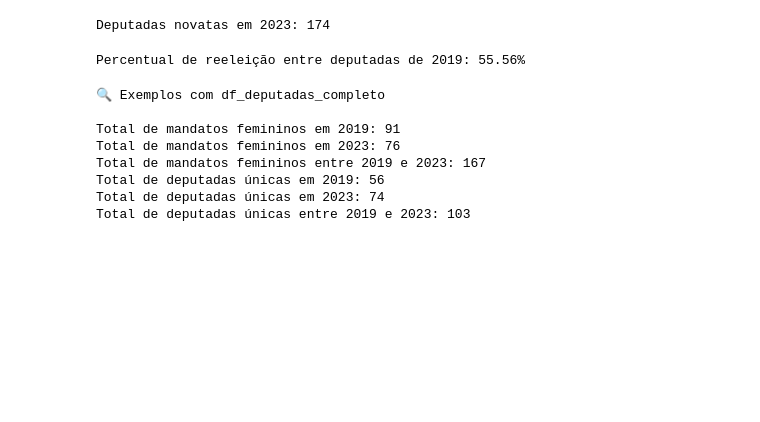
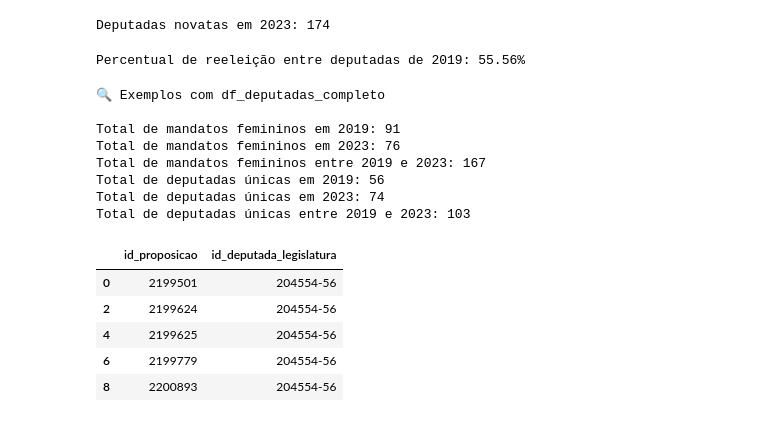
Before and after one commit to carengomes/representatividade-feminina-camara, a Jupyter notebook: scripts/representatividade.ipynb, the cells around one changed output. Drawn from its saved outputs; the diff is of its cells as text; code cells hidden in the pictures; blank space fills up the shorter version.

```diff
--- a/scripts/representatividade.ipynb
+++ b/scripts/representatividade.ipynb
@@ -825,0 +619,3 @@ df_lideres_leg
+# %%
+# Arquivo baixado em 13/05/2025 e utilizado para análise
+df_proposicoes_completo = pd.read_csv('../data/proposicoes_com_sexo.csv', sep=';')
@@ -825,0 +653,3 @@ df_lideres_leg
+# %%
+# Arquivo baixado em 29/05/2025 e utilizado para análise
+df_proposicoes_detalhes = pd.read_csv('../data/proposicoes_detalhes.csv', sep=',')
@@ -825,0 +724,2 @@ df_lideres_leg
+# %%
+df_proposicoes_completo.dropna(axis=0, how='any', inplace=True)
@@ -1060,0 +1193,68 @@ Total de deputadas únicas entre 2019 e 2023: 103
+# %%
+# Etapa 1: Unir proposições com os detalhes para obter a data de apresentação
+# a. Renomear colunas para snake_case
+df_proposicoes_completo = df_proposicoes_completo.rename(columns={
+    'idProposicao': 'id_proposicao',
+    'idDeputadoAutor' : 'id_deputado_autor'
+})
+
+df_proposicoes_detalhes = df_proposicoes_detalhes.rename(columns={
+    'id': 'id_proposicao',
+    'dataApresentacao': 'data_apresentacao'
+})
+
+# b. Fazer o merge usando as colunas já em snake_case
+df_proposicoes_full = df_proposicoes_completo.merge(
+    df_proposicoes_detalhes[['id_proposicao', 'data_apresentacao']],
+    on='id_proposicao',
+    how='inner'
+)
+
+# Etapa 2: Preparar tabela de legislaturas com início e fim
+df_legislaturas = df_deputadas_completo[[
+    'id', 'idLegislatura', 'inicioLegislatura', 'fimLegislatura'
+]].copy()
+
+df_legislaturas.rename(columns={
+    'id': 'id_deputada',
+    'idLegislatura': 'id_legislatura',
+    'inicioLegislatura': 'inicio',
+    'fimLegislatura': 'fim'
+}, inplace=True)
+
+# Garantir que datas estão em formato datetime
+df_legislaturas['inicio'] = pd.to_datetime(df_legislaturas['inicio'], dayfirst=True, errors='coerce')
+df_legislaturas['fim'] = pd.to_datetime(df_legislaturas['fim'], dayfirst=True, errors='coerce')
+df_proposicoes_full['data_apresentacao'] = pd.to_datetime(df_proposicoes_full['data_apresentacao'], errors='coerce')
+
+# Etapa 3: Merge pelo autor com faixa de datas
+df_merged = df_proposicoes_full.merge(
+    df_legislaturas,
+    left_on='id_deputado_autor',
+    right_on='id_deputada',
+    how='left'
+)
+
+# Etapa 4: Filtrar registros onde a proposição foi apresentada dentro do mandato
+df_validos = df_merged[
+    (df_merged['data_apresentacao'] >= df_merged['inicio']) &
+    (df_merged['data_apresentacao'] <= df_merged['fim'])
+].copy()
+
+# Etapa 5: Criar a chave composta id_deputada_legislatura
+df_validos['id_deputada_legislatura'] = (
+    df_validos['id_deputado_autor'].astype(str) + "-" + df_validos['id_legislatura'].astype(str)
+)
+
+# Etapa 6: Gerar resultado final
+df_proposicoes_autores = df_validos[['id_proposicao', 'id_deputada_legislatura']].drop_duplicates()
+
+# Visualizar resultado
+df_proposicoes_autores.head()
+# %% [output]
+|  | id_proposicao | id_deputada_legislatura |
+| 0 | 2199501 | 204554-56 |
+| 2 | 2199624 | 204554-56 |
+| 4 | 2199625 | 204554-56 |
+| 6 | 2199779 | 204554-56 |
+| 8 | 2200893 | 204554-56 |
```
Also changed, not shown: parts of 183 cells of this notebook, 24 other files.
